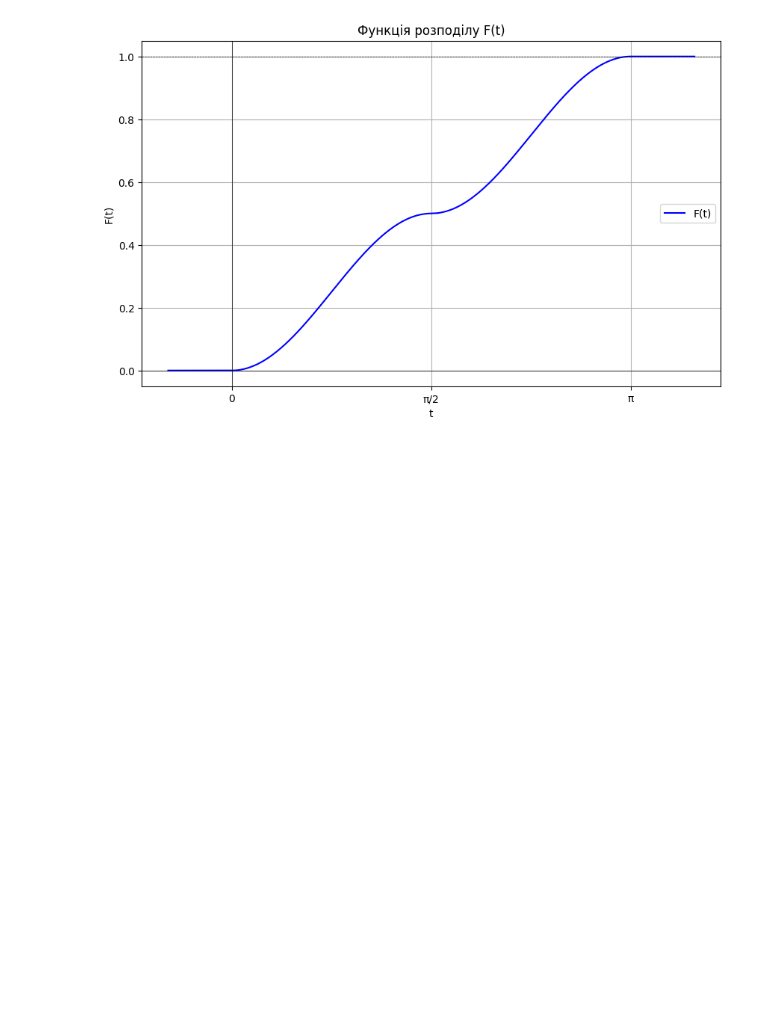
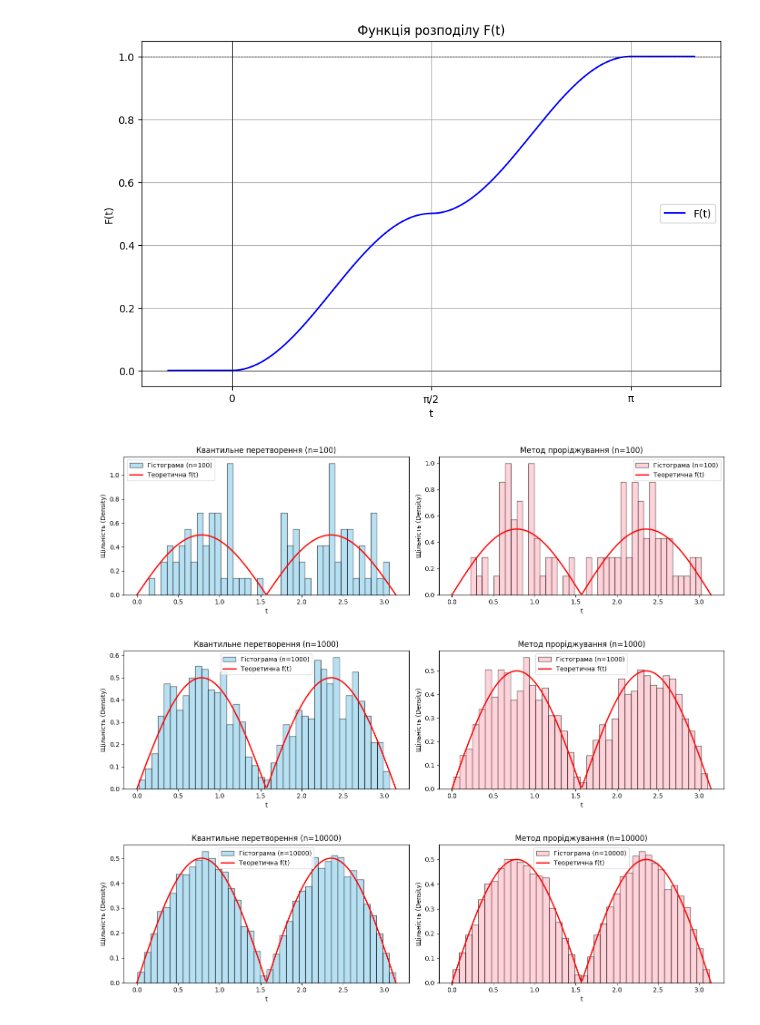
Before and after one commit to Mikhailo-Dzham/ToPLabs, a Jupyter notebook: lab01Dzham.ipynb, the cells around one changed output. Cells and saved outputs as stored; diff of their text form; code cells hidden in the pictures; blank space fills up the shorter version.

```diff
--- a/lab01Dzham.ipynb
+++ b/lab01Dzham.ipynb
@@ -482,3 +482,71 @@ plt.xticks([0, np.pi/2, np.pi], ['0', 'π/2', 'π'])
 plt.show()
 # %% [output]
 [figure]
+# %%
+# Щільність розподілу
+def f(t):
+    return 0.5 * np.abs(np.sin(2 * t)) * ((t >= 0) & (t < np.pi))
+
+n_values = [100, 1000, 10000]
+
+for n in n_values:
+    # Квантильне перетворення
+    U = np.random.uniform(0, 1, n)
+    X_inv = np.zeros(n)
+
+    # Маски для двох різних проміжків нашої кускової функції
+    mask_low = U < 0.5
+    mask_high = ~mask_low
+
+    # Обер ф для t є [0, п/2)
+    X_inv[mask_low] = 0.5 * np.arccos(1 - 4 * U[mask_low])
+    # Обер ф для t є [п/2, п)
+    X_inv[mask_high] = np.pi - 0.5 * np.arccos(4 * U[mask_high] - 3)
+
+
+
+    # Метод проріджування
+    X_rej = []
+    while len(X_rej) < n:
+        # V генеруємо з рівномірного розподілу на носії [0, п]
+        V = np.random.uniform(0, np.pi, n)
+        # U_acc генеруємо для перевірки умови (від 0 до 1)
+        U_acc = np.random.uniform(0, 1, n)
+
+        # Умова прийняття: U_acc < f(V) / max(f(V))
+        # Оскільки max(f(t)) = 0.5, то f(V) / 0.5 = |sin(2V)|
+        mask = U_acc < np.abs(np.sin(2 * V))
+        X_rej.extend(V[mask])
+
+    # провсяк випадок
+    X_rej = np.array(X_rej[:n])
+
+
+    # Графіки
+    plt.figure(figsize=(14, 4))
+    t_vals = np.linspace(0, np.pi, 200)
+
+    # Графік для квантильного методу
+    plt.subplot(1, 2, 1)
+    plt.hist(X_inv, bins=40, density=True, alpha=0.6, color='skyblue', edgecolor='black', label=f'Гістограма (n={n})')
+    plt.plot(t_vals, f(t_vals), 'r-', lw=2, label='Теоретична f(t)')
+    plt.title(f'Квантильне перетворення (n={n})')
+    plt.xlabel('t')
+    plt.ylabel('Щільність (Density)')
+    plt.legend()
+
+    # Графік для методу проріджування
+    plt.subplot(1, 2, 2)
+    plt.hist(X_rej, bins=40, density=True, alpha=0.6, color='pink', edgecolor='black', label=f'Гістограма (n={n})')
+    plt.plot(t_vals, f(t_vals), 'r-', lw=2, label='Теоретична f(t)')
+    plt.title(f'Метод проріджування (n={n})')
+    plt.xlabel('t')
+    plt.ylabel('Щільність (Density)')
+    plt.legend()
+
+    plt.tight_layout()
+    plt.show()
+# %% [output]
+[figure, added]
+[figure, added]
+[figure, added]
```
Also changed, not shown: parts of 3 cells of this notebook.
